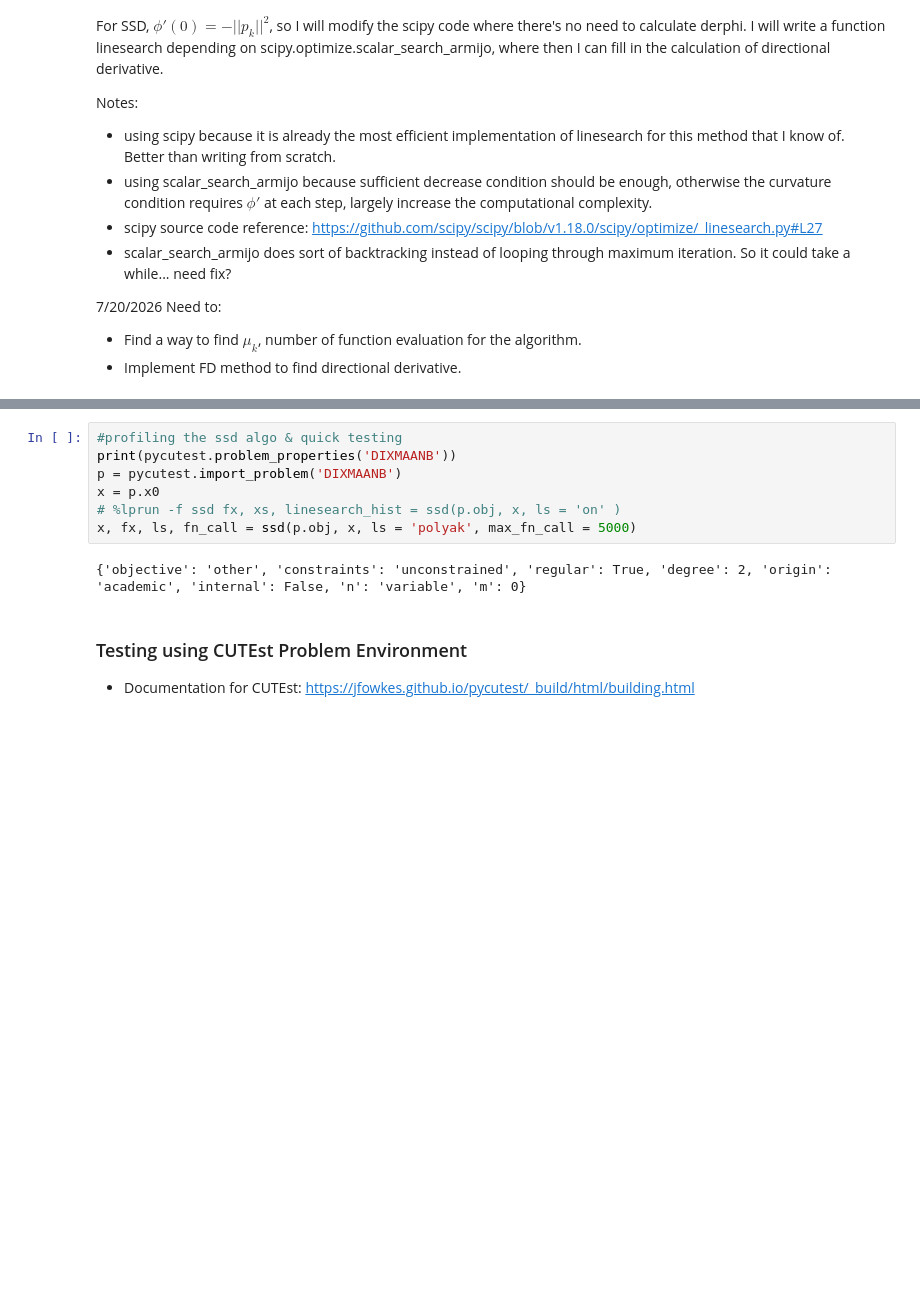
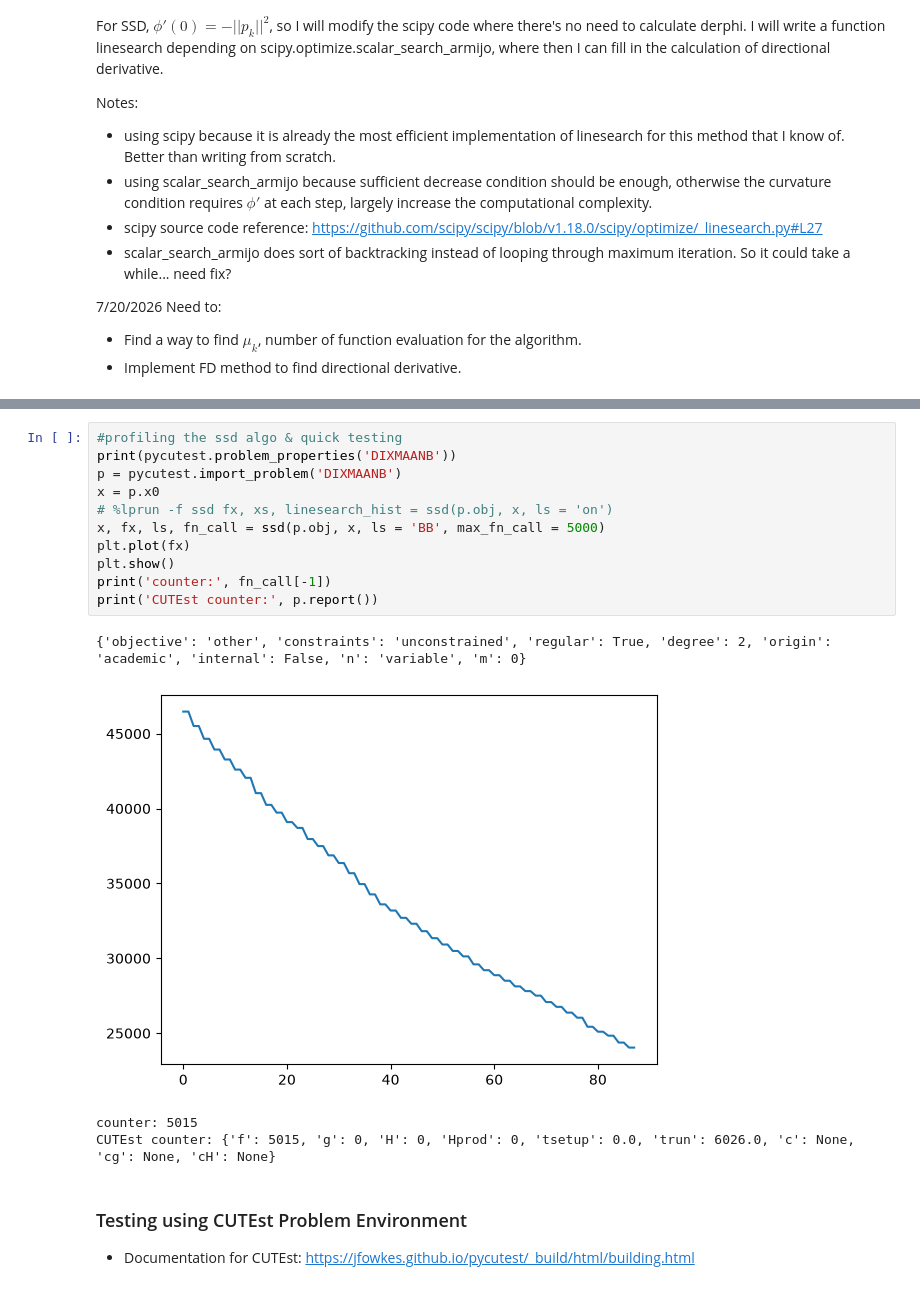
Before and after one commit to rileywuisme/Derivative-Free-Optimization-methods, a Jupyter notebook: SSD_draft.ipynb, the cells around one changed output, grey strips where cells are left out. Saved outputs shown, nothing was run; the diff lists cells and outputs as text; blank space fills up the shorter version.

Commit message:
bb works, polyak not

```diff
--- a/SSD_draft.ipynb
+++ b/SSD_draft.ipynb
@@ -231,12 +241,19 @@ def ssd(obj, x, ls=None, gradf=None, l = None, max_fn_call = 7000, seed=0, amin
 # %%
 #profiling the ssd algo & quick testing
 print(pycutest.problem_properties('DIXMAANB'))
 p = pycutest.import_problem('DIXMAANB')
 x = p.x0
-# %lprun -f ssd fx, xs, linesearch_hist = ssd(p.obj, x, ls = 'on' )
-x, fx, ls, fn_call = ssd(p.obj, x, ls = 'polyak', max_fn_call = 5000)
+# %lprun -f ssd fx, xs, linesearch_hist = ssd(p.obj, x, ls = 'on')
+x, fx, ls, fn_call = ssd(p.obj, x, ls = 'BB', max_fn_call = 5000)
+plt.plot(fx)
+plt.show()
+print('counter:', fn_call[-1])
+print('CUTEst counter:', p.report())
 # %% [output]
 {'objective': 'other', 'constraints': 'unconstrained', 'regular': True, 'degree': 2, 'origin': 'academic', 'internal': False, 'n': 'variable', 'm': 0}
+[figure, added]
+counter: 5015
+CUTEst counter: {'f': 5015, 'g': 0, 'H': 0, 'Hprod': 0, 'tsetup': 0.0, 'trun': 6026.0, 'c': None, 'cg': None, 'cH': None}
 # %% [markdown]
 ### Testing using CUTEst Problem Environment
 * Documentation for CUTEst: https://jfowkes.github.io/pycutest/_build/html/building.html
```
Also changed, not shown: parts of 6 cells of this notebook.
